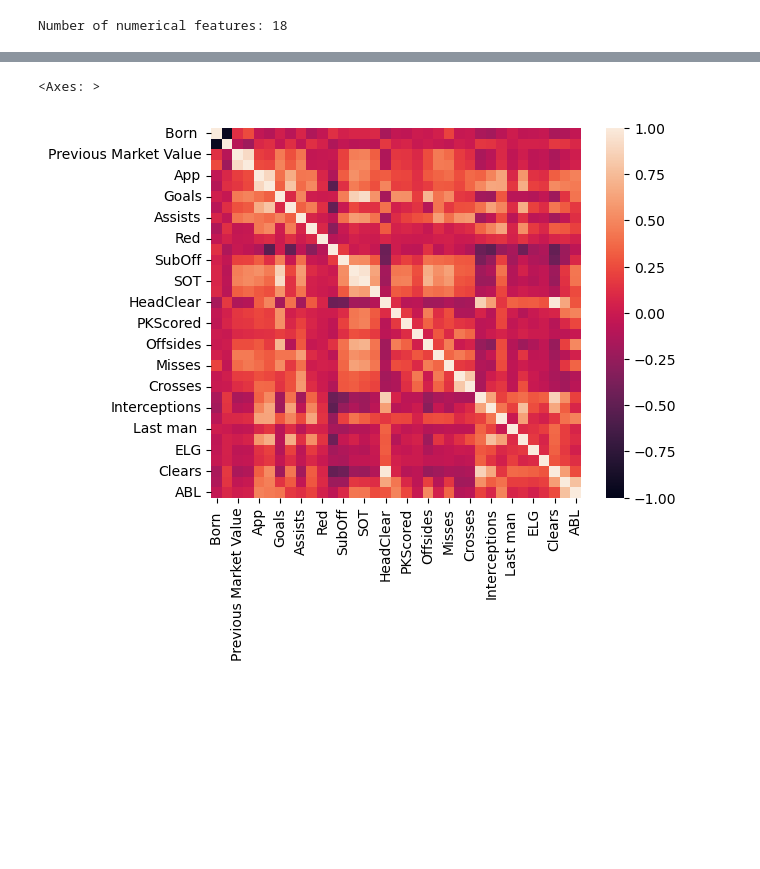
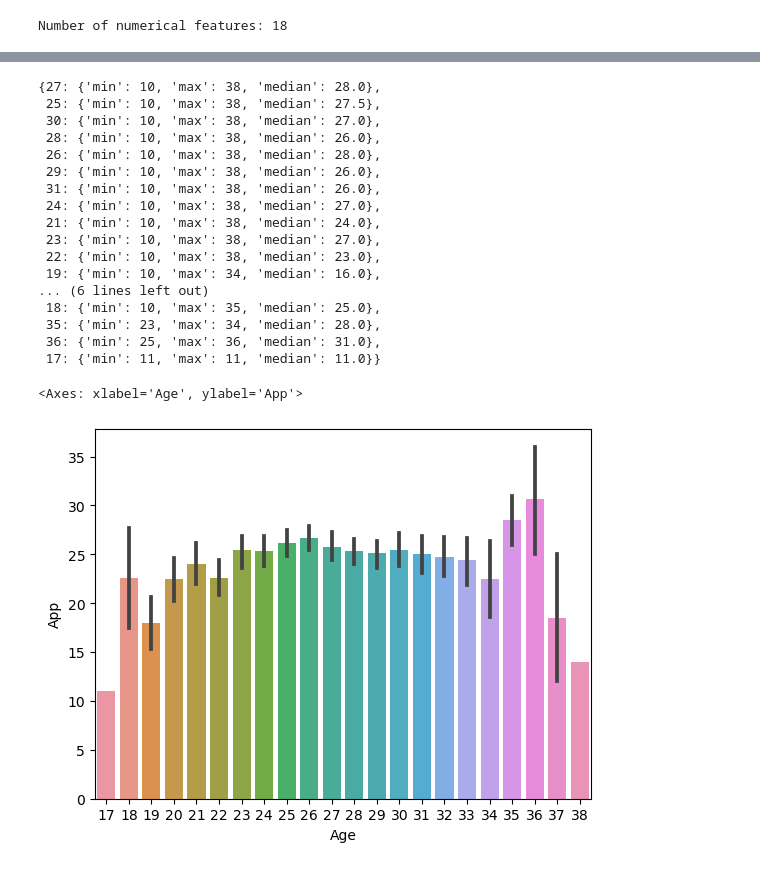
Before and after one commit to ascrivs/studious-couscous, a Jupyter notebook: DSA-Project.ipynb, the cells around one changed output, grey strips where cells are left out. Cells and saved outputs as stored; diff of their text form; code cells hidden in the pictures; blank space fills up the shorter version.

Commit message:
Created Each age min maxes along with a barplot showing distribution of appearances.

```diff
--- a/DSA-Project.ipynb
+++ b/DSA-Project.ipynb
@@ -165,8 +165,10 @@ sbn.countplot(player_df,x="Position")
 
 To understand the numerical features in our given dataset we will be creating a separate dataframe with all of the remaining numerical values and evaluating the distribution finding the mean, median, and mode. Analyzing each feature will allow discovery of any outliers, varience in min/max and if they are reasonable, and any errors during data recording.
 # %%
-num_df = [var for var in player_df.columns if player_df[var].dtype!= 'O']
+numerical = [var for var in player_df.columns if player_df[var].dtype!= 'O']
 
-print("Number of numerical features: {}".format(len(num_df)))
+num_df = player_df[numerical]
+
+print("Number of numerical features: {}".format(len(numerical)))
 # %% [output]
 Number of numerical features: 18
@@ -180,5 +181,40 @@ sbn.countplot(player_df,x="Age")
+# %%
+mean_age = round(num_df["Age"].mean())
+mode_age = num_df["Age"].mode()
+min_age = num_df["Age"].min()
+max_age = num_df["Age"].max()
+
+
+age_dict = {}
+
+for x in num_df["Age"].unique():
+    new_age_dict = {}
+    new_age_dict["min"] = num_df[num_df["Age"]== x]["App"].min()
+    new_age_dict["max"] = num_df[num_df["Age"]== x]["App"].max()
+    new_age_dict["median"] = num_df[num_df["Age"]== x]["App"].median()
+    age_dict[x] = new_age_dict
+
+age_dict
+# %% [output]
+{27: {'min': 10, 'max': 38, 'median': 28.0},
+ 25: {'min': 10, 'max': 38, 'median': 27.5},
+ 30: {'min': 10, 'max': 38, 'median': 27.0},
+ 28: {'min': 10, 'max': 38, 'median': 26.0},
+ 26: {'min': 10, 'max': 38, 'median': 28.0},
+ 29: {'min': 10, 'max': 38, 'median': 26.0},
+ 31: {'min': 10, 'max': 38, 'median': 26.0},
+ 24: {'min': 10, 'max': 38, 'median': 27.0},
+ 21: {'min': 10, 'max': 38, 'median': 24.0},
+ 23: {'min': 10, 'max': 38, 'median': 27.0},
+ 22: {'min': 10, 'max': 38, 'median': 23.0},
+ 19: {'min': 10, 'max': 34, 'median': 16.0},
+... (6 lines left out)
+ 18: {'min': 10, 'max': 35, 'median': 25.0},
+ 35: {'min': 23, 'max': 34, 'median': 28.0},
+ 36: {'min': 25, 'max': 36, 'median': 31.0},
+ 17: {'min': 11, 'max': 11, 'median': 11.0}}
 # %%
-sbn.heatmap(num_df.corr(),vmin=-1, vmax=1,square=True,)
+sbn.barplot(num_df,x="Age",y="App")
 # %% [output]
-<Axes: >
+<Axes: xlabel='Age', ylabel='App'>
-[figure, old version]
+[figure, new version]
```
Also changed, not shown: parts of 3 cells of this notebook.
